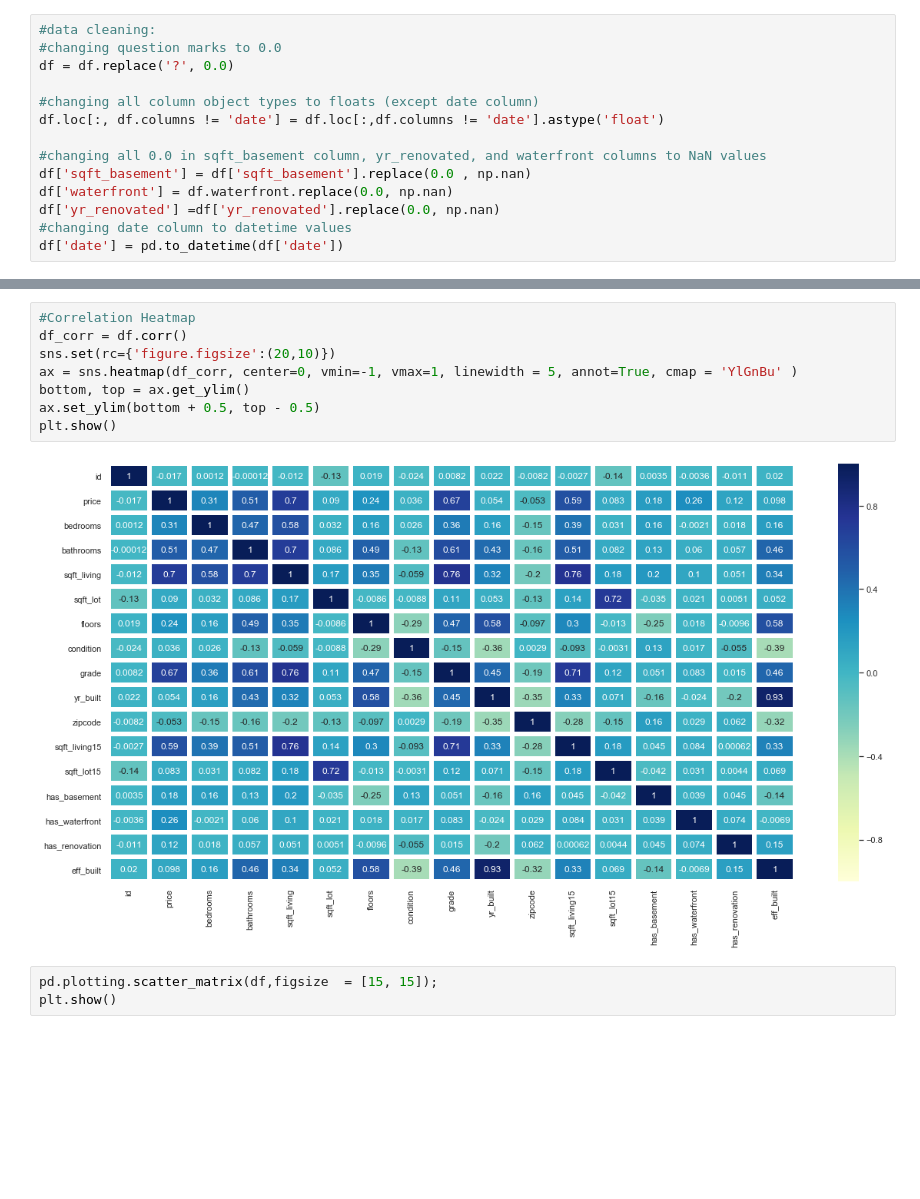
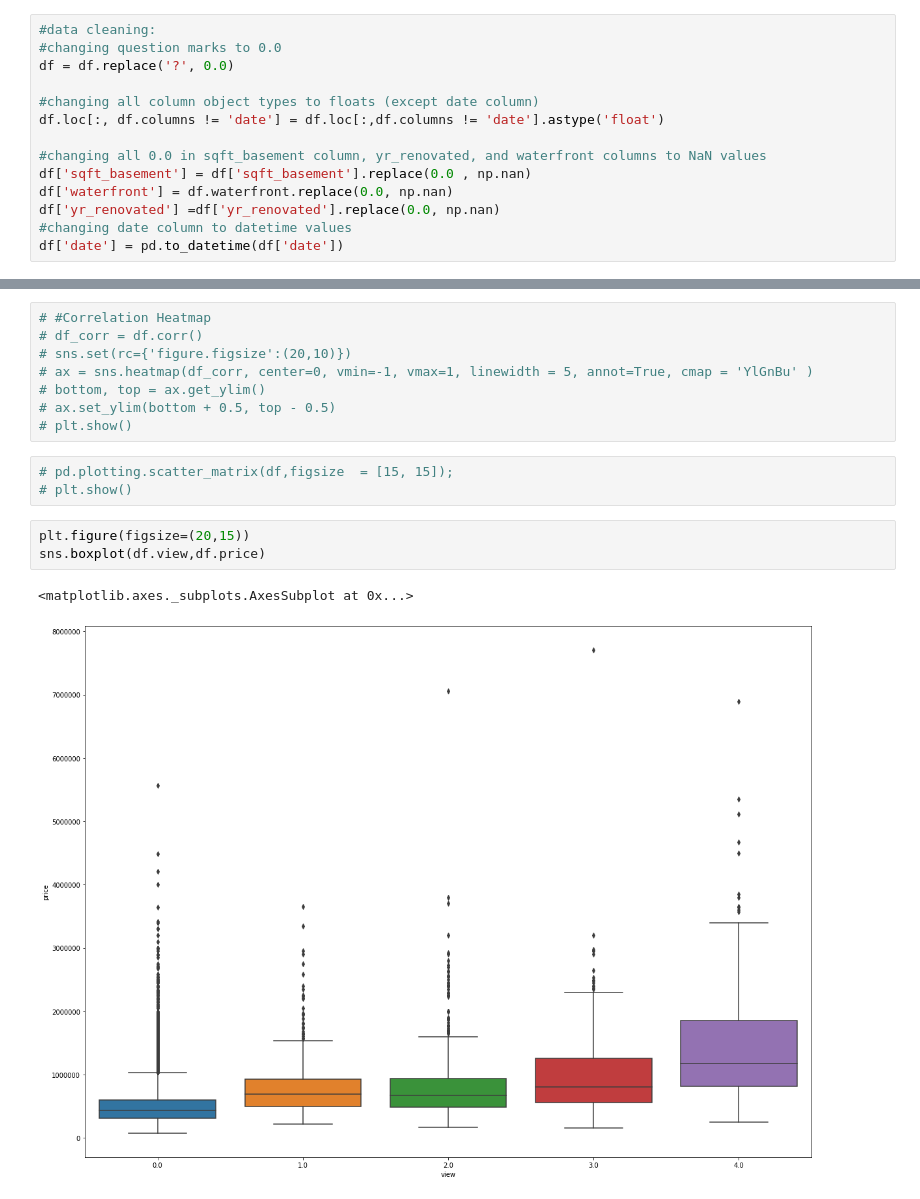
Before and after one commit to Al-Cap/A-House-with-a-View, a Jupyter notebook: Notebooks/JMAW_data_cleaning_and_eng.ipynb, the cells around one changed output, grey strips where cells are left out. Cells and saved outputs as stored; diff of their text form; blank space fills up the shorter version.

```diff
--- a/Notebooks/JMAW_data_cleaning_and_eng.ipynb
+++ b/Notebooks/JMAW_data_cleaning_and_eng.ipynb
@@ -62,13 +69,17 @@ df
 # %%
-#Correlation Heatmap
-df_corr = df.corr()
-sns.set(rc={'figure.figsize':(20,10)})
-ax = sns.heatmap(df_corr, center=0, vmin=-1, vmax=1, linewidth = 5, annot=True, cmap = 'YlGnBu' )
-bottom, top = ax.get_ylim()
-ax.set_ylim(bottom + 0.5, top - 0.5)
-plt.show()
+# #Correlation Heatmap
+# df_corr = df.corr()
+# sns.set(rc={'figure.figsize':(20,10)})
+# ax = sns.heatmap(df_corr, center=0, vmin=-1, vmax=1, linewidth = 5, annot=True, cmap = 'YlGnBu' )
+# bottom, top = ax.get_ylim()
+# ax.set_ylim(bottom + 0.5, top - 0.5)
+# plt.show()
-# %% [output]
-[figure, removed]
 # %%
-pd.plotting.scatter_matrix(df,figsize  = [15, 15]);
-plt.show()
+# pd.plotting.scatter_matrix(df,figsize  = [15, 15]);
+# plt.show()
+# %%
+plt.figure(figsize=(20,15))
+sns.boxplot(df.view,df.price)
+# %% [output]
+<matplotlib.axes._subplots.AxesSubplot at 0x...>
+[figure, added]
```
Also changed, not shown: parts of 13 cells of this notebook, 3 other files.
